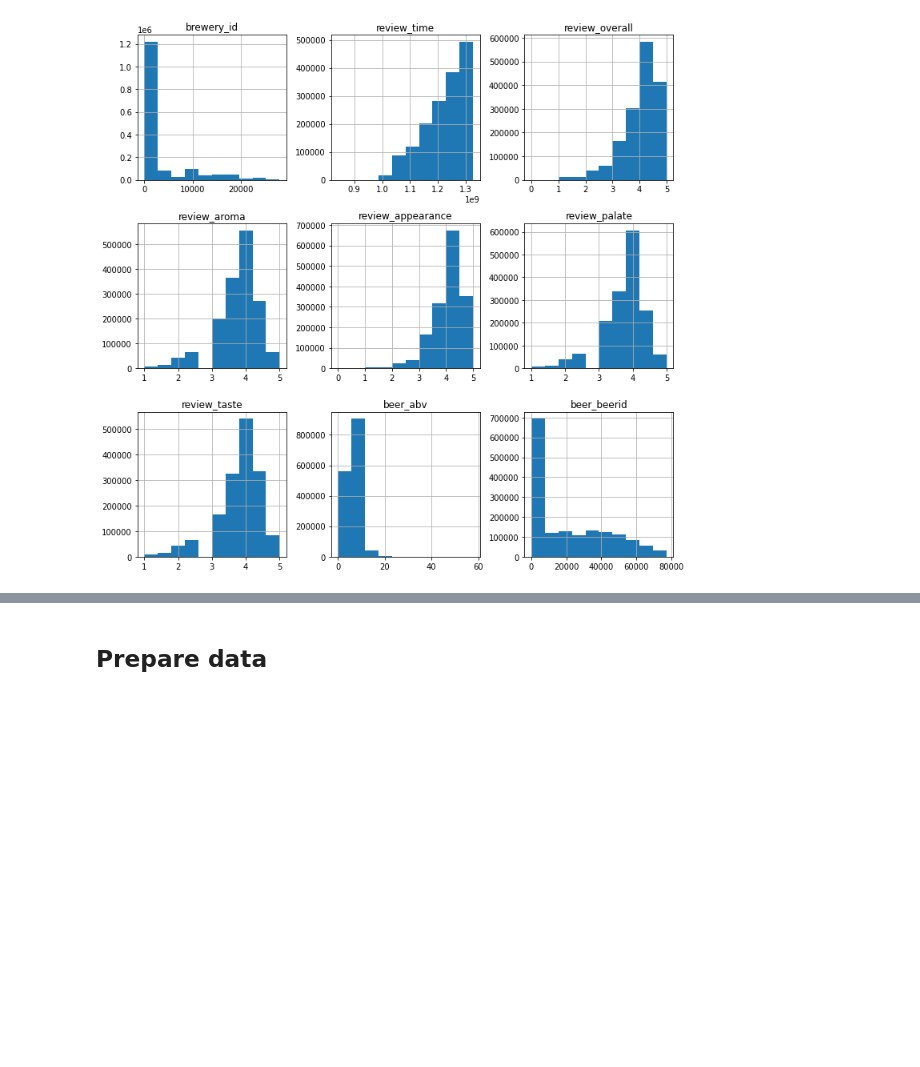
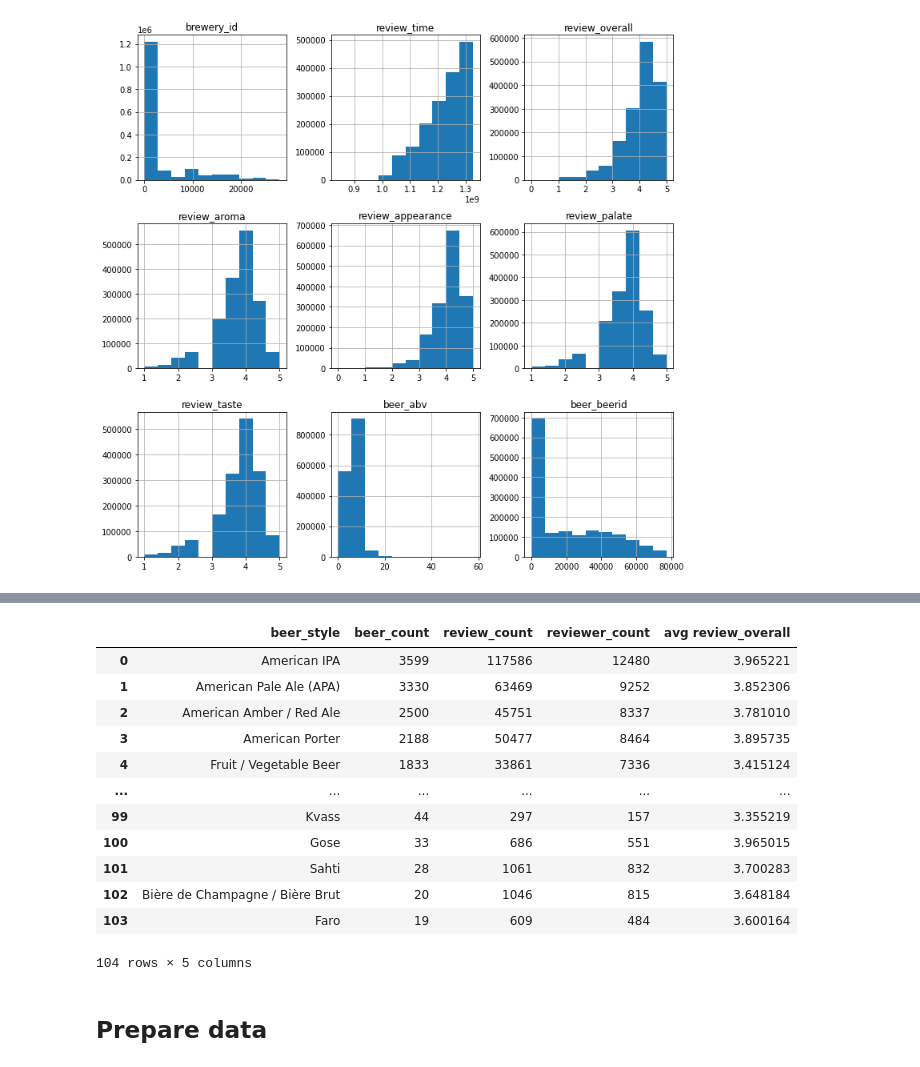
Before and after one commit to daveanker/adsi_at2, a Jupyter notebook: notebooks/at2.ipynb, the cells around one changed output, grey strips where cells are left out. Saved outputs shown, nothing was run; the diff lists cells and outputs as text; code cells hidden in the pictures; blank space fills up the shorter version.

```diff
--- a/notebooks/at2.ipynb
+++ b/notebooks/at2.ipynb
@@ -94,3 +174,38 @@ plt.show()
+# %%
+# Beer_style summary
+
+# Beers per beer_style
+df_beers = df[['beer_name', 'brewery_name', 'beer_style', 'beer_abv']].drop_duplicates()
+beers = df_beers.value_counts(['beer_style']).reset_index(name='beer_count')
+
+# Reviews per beer_style
+reviews = df.groupby('beer_style')['review_overall'].count().reset_index(name='review_count')
+
+# Reviewers per beer_style
+reviewers = df.groupby('beer_style')['review_profilename'].nunique().reset_index(name='reviewer_count')
+
+# Average review_overall per beer_style
+avg = df.groupby('beer_style')['review_overall'].mean().reset_index(name='avg review_overall')
+
+# Merged dataframe
+merged = beers.merge(right=reviews, how='left', on='beer_style')
+merged = merged.merge(right=reviewers, how='left', on='beer_style')
+merged = merged.merge(right=avg, how='left', on='beer_style')
+merged
+# %% [output]
+|  | beer_style | beer_count | review_count | reviewer_count | avg review_overall |
+| 0 | American IPA | 3599 | 117586 | 12480 | 3.965221 |
+| 1 | American Pale Ale (APA) | 3330 | 63469 | 9252 | 3.852306 |
+| 2 | American Amber / Red Ale | 2500 | 45751 | 8337 | 3.781010 |
+| 3 | American Porter | 2188 | 50477 | 8464 | 3.895735 |
+| 4 | Fruit / Vegetable Beer | 1833 | 33861 | 7336 | 3.415124 |
+| ... | ... | ... | ... | ... | ... |
+| 99 | Kvass | 44 | 297 | 157 | 3.355219 |
+| 100 | Gose | 33 | 686 | 551 | 3.965015 |
+| 101 | Sahti | 28 | 1061 | 832 | 3.700283 |
+| 102 | Bière de Champagne / Bière Brut | 20 | 1046 | 815 | 3.648184 |
+| 103 | Faro | 19 | 609 | 484 | 3.600164 |
+104 rows × 5 columns
 # %% [markdown]
 ## Prepare data
 # %%
```
Also changed, not shown: parts of 15 cells of this notebook.
